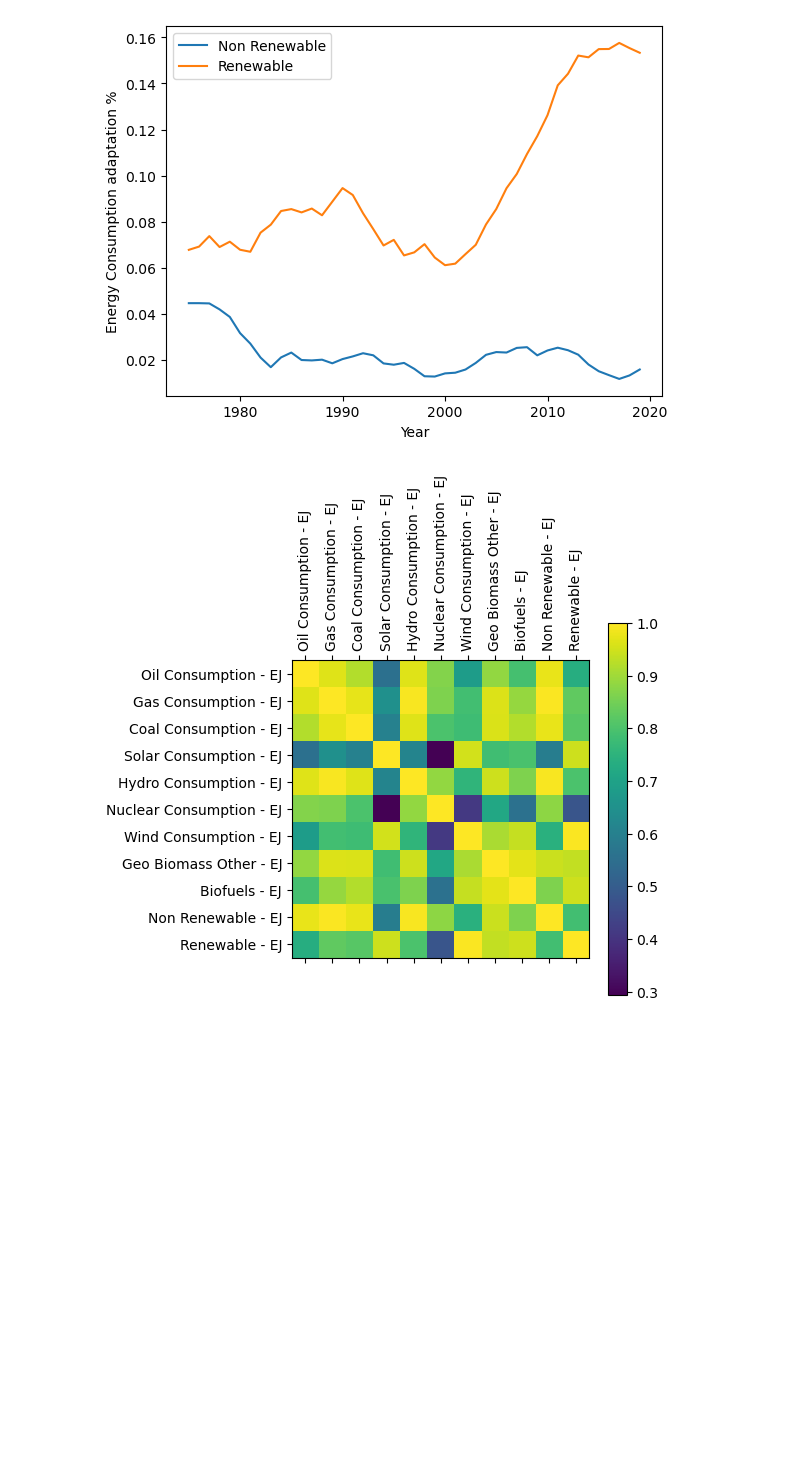
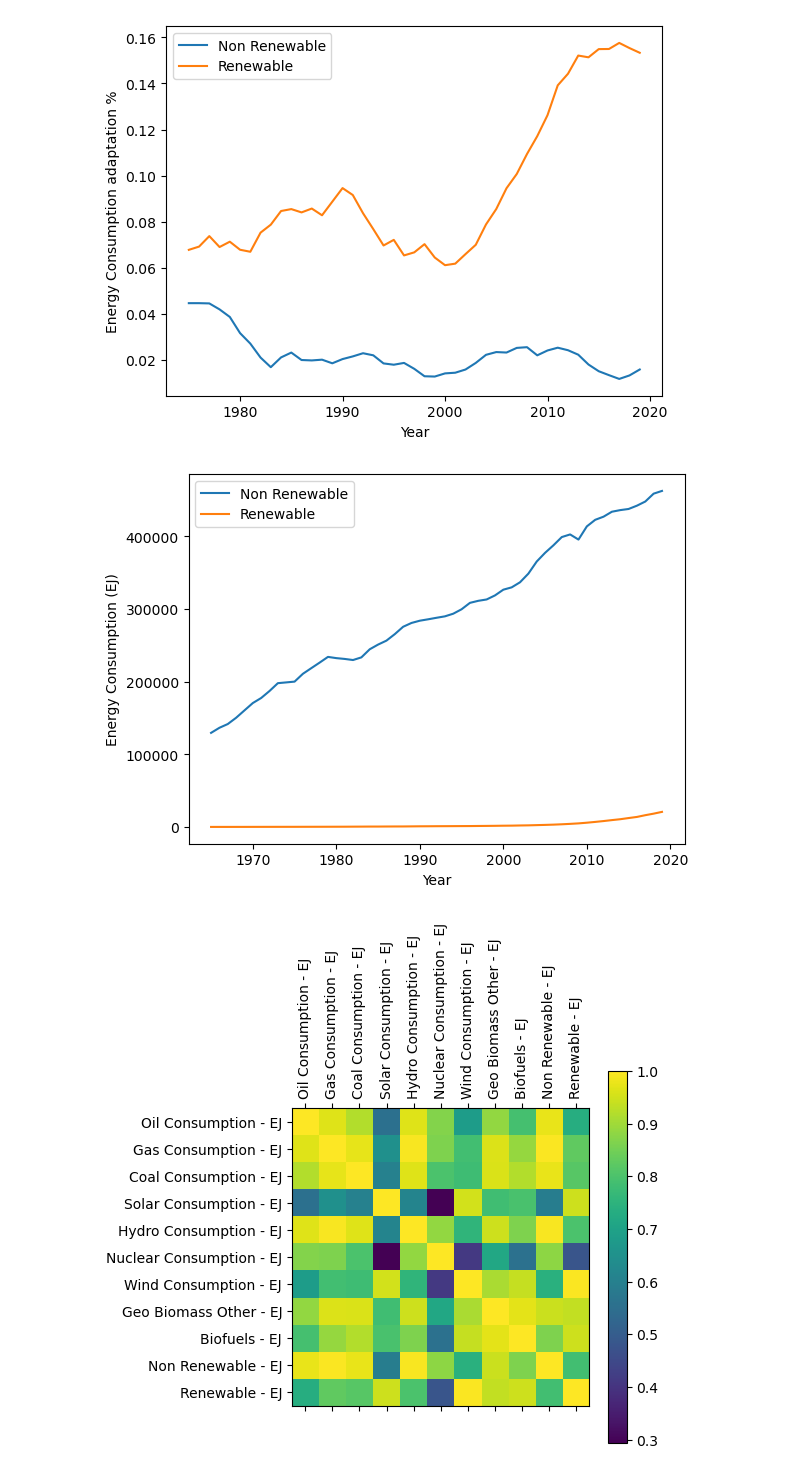
Before and after one commit to IsuruJayamanne/project-ds-energy-source-data-analysis, a Jupyter notebook: project.ipynb, the cells around one changed output. Saved outputs shown, nothing was run; the diff lists cells and outputs as text; code cells hidden in the pictures; blank space fills up the shorter version.

```diff
--- a/project.ipynb
+++ b/project.ipynb
@@ -199,6 +199,17 @@ plt.legend()
 plt.show()
 # %% [output]
 [figure]
+# %%
+# plot the enery consumption by category
+plt.plot(df_consumption_by_year.index, df_consumption_by_year['Non Renewable - EJ'], label='Non Renewable')
+plt.plot(df_consumption_by_year.index, df_consumption_by_year['Renewable - EJ'], label='Renewable')
+
+plt.xlabel('Year')
+plt.ylabel('Energy Consumption (EJ)')
+plt.legend()
+plt.show()
+# %% [output]
+[figure, added]
 # %%
 # plot correlation matrix between renewable and non renewable energy consumption
 # consumption_corr = df_consumption_by_year['Renewable - EJ'].corr(df_consumption_by_year['Non Renewable - EJ'])
```
Also changed, not shown: parts of 2 cells of this notebook.
